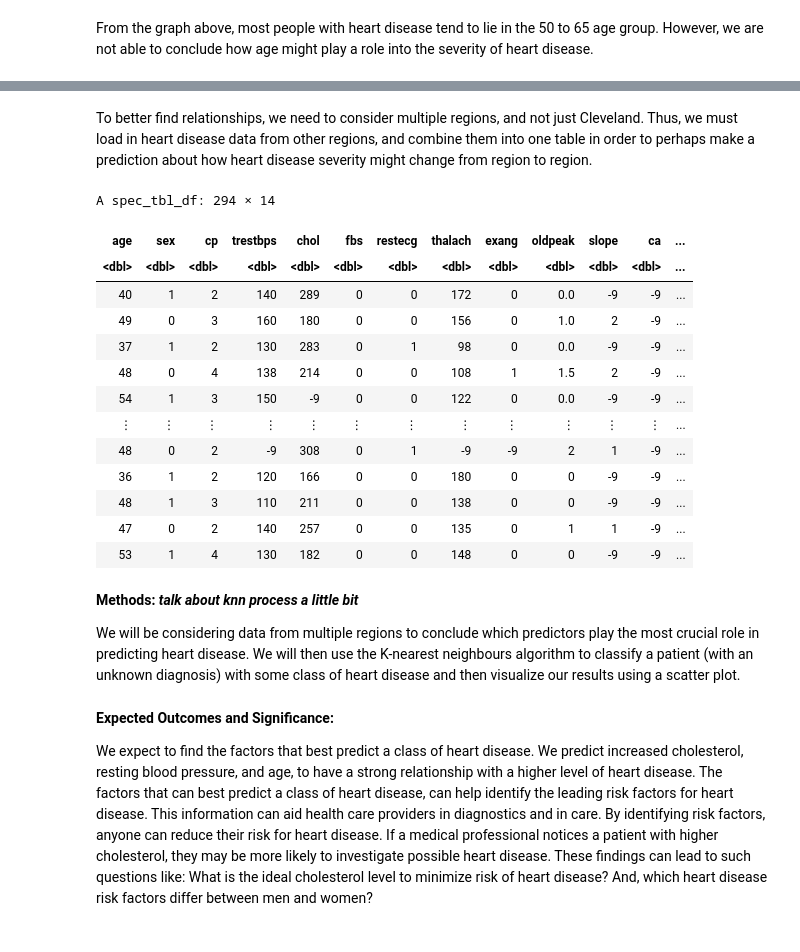
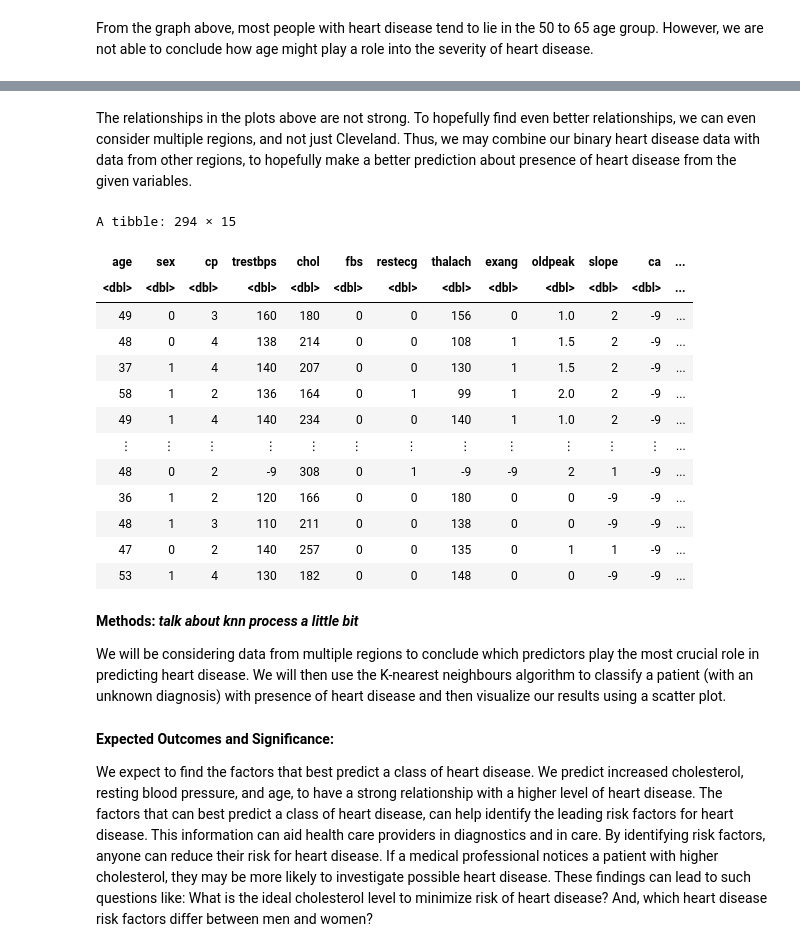
Before and after one commit to xenshreyas/Heart-Disease-Analysis, a Jupyter notebook: proposal.ipynb, the cells around one changed output, grey strips where cells are left out. Drawn from its saved outputs; the diff is of its cells as text; code cells hidden in the pictures.

```diff
--- a/proposal.ipynb
+++ b/proposal.ipynb
@@ -92,23 +165,34 @@ So far, we are neither able to visualize a relationship between any of the predi
 # %% [markdown]
-To better find relationships, we need to consider multiple regions, and not just Cleveland. Thus, we must load in heart disease data from other regions, and combine them into one table in order to perhaps make a prediction about how heart disease severity might change from region to region.
+The relationships in the plots above are not strong. To hopefully find even better relationships, we can even consider multiple regions, and not just Cleveland. Thus, we may combine our binary heart disease data with data from other regions, to hopefully make a better prediction about presence of heart disease from the given variables.
 # %%
 URL2 <- "https://archive.ics.uci.edu/ml/machine-learning-databases/heart-disease/reprocessed.hungarian.data"
 
 hungarian_data <- read_delim(URL2, col_names = FALSE, delim = " ", show_col_types = FALSE)
 
 colnames(hungarian_data) <- c("age", "sex", "cp", "trestbps",
                               "chol", "fbs", "restecg", "thalach",
                               "exang", "oldpeak", "slope", "ca", "thal", "num")
-hungarian_data
+
+# Combine levels 1,2,3,4 into hd column. Levels 1-4 as "yes", level 0 as "no."
+hung_have_disease <- hungarian_data |>
+    filter(num == 1 | num == 2 | num == 3 | num == 4) |>
+    mutate(hd = "yes") |>
+    mutate(hd = as_factor(hd))
+hung_no_disease <- hungarian_data |>
+    filter(num == 0) |>
+    mutate(hd = "no") |>
+    mutate(hd = as_factor(hd))
+hung_data_alt <- rbind(hung_have_disease, hung_no_disease)
+hung_data_alt
 # %% [output]
-A spec_tbl_df: 294 × 14
+A tibble: 294 × 15
 | age | sex | cp | trestbps | chol | fbs | restecg | thalach | exang | oldpeak | slope | ca | ... |
 | <dbl> | <dbl> | <dbl> | <dbl> | <dbl> | <dbl> | <dbl> | <dbl> | <dbl> | <dbl> | <dbl> | <dbl> | ... |
-| 40 | 1 | 2 | 140 | 289 | 0 | 0 | 172 | 0 | 0.0 | -9 | -9 | ... |
 | 49 | 0 | 3 | 160 | 180 | 0 | 0 | 156 | 0 | 1.0 | 2 | -9 | ... |
-| 37 | 1 | 2 | 130 | 283 | 0 | 1 | 98 | 0 | 0.0 | -9 | -9 | ... |
 | 48 | 0 | 4 | 138 | 214 | 0 | 0 | 108 | 1 | 1.5 | 2 | -9 | ... |
-| 54 | 1 | 3 | 150 | -9 | 0 | 0 | 122 | 0 | 0.0 | -9 | -9 | ... |
+| 37 | 1 | 4 | 140 | 207 | 0 | 0 | 130 | 1 | 1.5 | 2 | -9 | ... |
+| 58 | 1 | 2 | 136 | 164 | 0 | 1 | 99 | 1 | 2.0 | 2 | -9 | ... |
+| 49 | 1 | 4 | 140 | 234 | 0 | 0 | 140 | 1 | 1.0 | 2 | -9 | ... |
 | ⋮ | ⋮ | ⋮ | ⋮ | ⋮ | ⋮ | ⋮ | ⋮ | ⋮ | ⋮ | ⋮ | ⋮ | ... |
 | 48 | 0 | 2 | -9 | 308 | 0 | 1 | -9 | -9 | 2 | 1 | -9 | ... |
 | 36 | 1 | 2 | 120 | 166 | 0 | 0 | 180 | 0 | 0 | -9 | -9 | ... |
@@ -118,7 +202,7 @@ A spec_tbl_df: 294 × 14
 # %% [markdown]
 **Methods:** **_talk about knn process a little bit_**
 
-We will be considering data from multiple regions to conclude which predictors play the most crucial role in predicting heart disease. We will then use the K-nearest neighbours algorithm to classify a patient (with an unknown diagnosis) with some class of heart disease and then visualize our results using a scatter plot.
+We will be considering data from multiple regions to conclude which predictors play the most crucial role in predicting heart disease. We will then use the K-nearest neighbours algorithm to classify a patient (with an unknown diagnosis) with presence of heart disease and then visualize our results using a scatter plot.
 # %% [markdown]
 **Expected Outcomes and Significance:**
 
```
Also changed, not shown: parts of 7 cells of this notebook.
